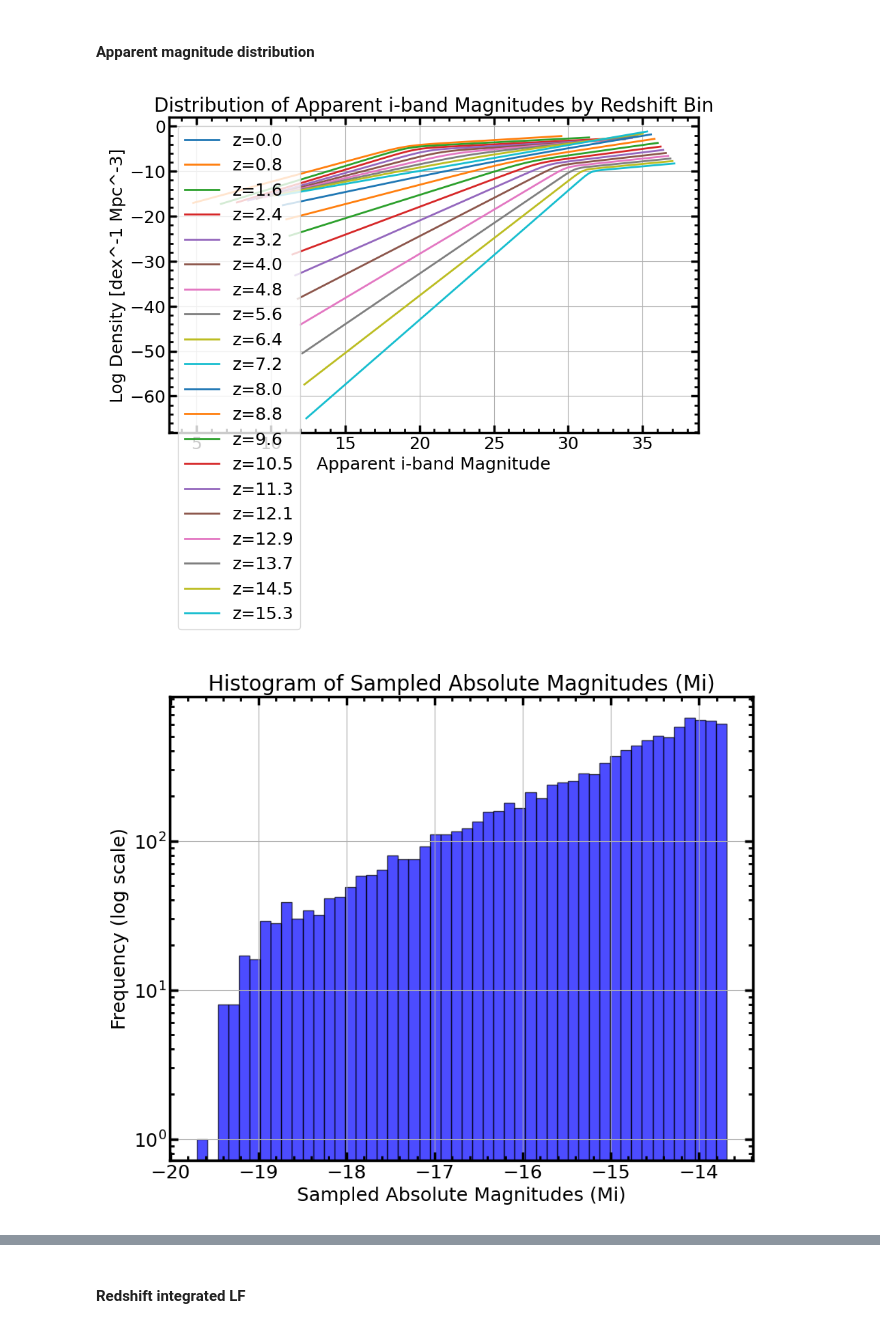
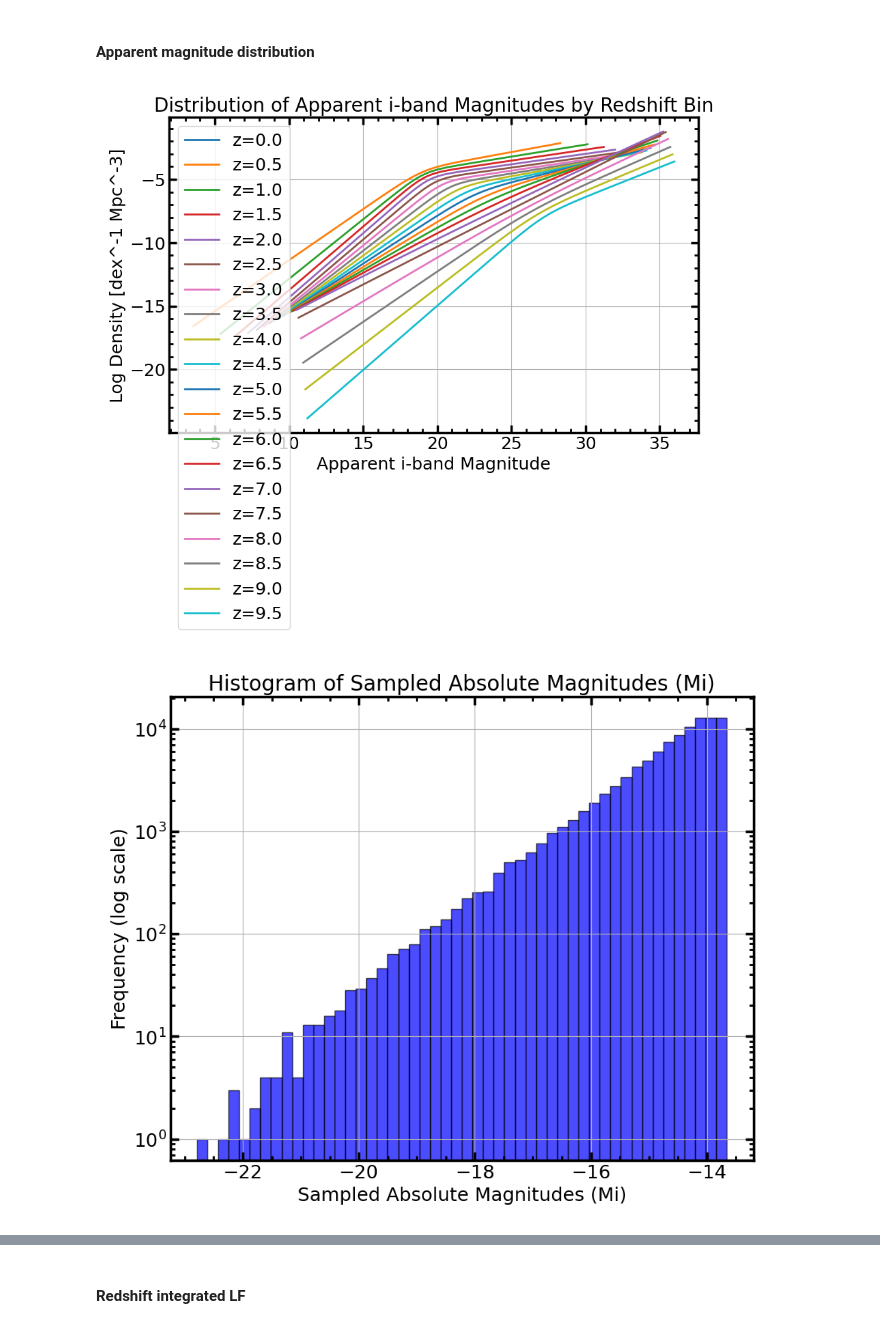
Before and after one commit to dutra/qvc, a Jupyter notebook: tutorials/completeness.ipynb, the cells around one changed output, grey strips where cells are left out. Cells and saved outputs as stored; diff of their text form; code cells hidden in the pictures.

```diff
--- a/tutorials/completeness.ipynb
+++ b/tutorials/completeness.ipynb
@@ -39,7 +39,7 @@ from utilities import return_bolometric_qlf
 # Assuming the function to get the quasar LF is named `get_quasar_lf` in the utilities.py file
 
 # Generate redshift values from 0 to 4
-redshifts = np.linspace(0, 16, 200)
+redshifts = np.linspace(0, 10, 200)
 
 # Compute QLF for each redshift
 qlf_values = [return_bolometric_qlf(redshift=z) for z in redshifts]
@@ -104,38 +87,41 @@ for i, z in enumerate(redshifts):
     inverse_cdf = interp1d(cdf, luminosities, bounds_error=False, fill_value="extrapolate")
 
     # Generate random samples from a uniform distribution
-    random_samples = np.random.uniform(0, 1, size=10000)
+    random_samples = np.random.uniform(0, 1, size=100000)
 
     # Map the random samples through the inverse CDF to get samples
     sampled_luminosities = inverse_cdf(random_samples)
 
     # Convert sampled luminosities to absolute magnitudes Mi
     sampled_Mi = 90 - 2.5 * sampled_luminosities
 
     # Compute apparent magnitudes for the luminosity function at this redshift
     apparent_magnitudes_bin = Mi + 5 * np.log10(cosmo.luminosity_distance(z).to(u.pc).value / 10)
     sampled_m = sampled_Mi + 5 * np.log10(cosmo.luminosity_distance(z).to(u.pc).value / 10)
     # Apply a simple K-correction (example: K(z) = -2.5 * log10(1+z))
     K_corr = -2.5 * (1 + alpha_nu) * np.log10(1 + z)
     sampled_m_obs = sampled_m + K_corr
+
+    mask = sampled_m_obs < 25
+    sampled_m_obs = sampled_m_obs[mask]
 
     apparent_magnitude_distributions.append((apparent_magnitudes_bin, densities[i]))
     sampled_apparent_magnitudes.append(sampled_m_obs)
 
 # Plot the distribution of apparent i-band magnitudes for each redshift bin
 plt.figure(figsize=(10, 6))
 for i, z in enumerate(redshifts[::10]):  # Plot every 10th redshift for clarity
     apparent_magnitudes_bin, density_bin = apparent_magnitude_distributions[i * 10]
     plt.plot(apparent_magnitudes_bin, density_bin, label=f'z={z:.1f}');
 
 plt.xlabel('Apparent i-band Magnitude')
 plt.ylabel('Log Density [dex^-1 Mpc^-3]')
 plt.title('Distribution of Apparent i-band Magnitudes by Redshift Bin')
 plt.legend()
 plt.grid()
 plt.show()
 # %% [output]
-[figure, old version]
+[figure, new version]
 # %%
 plt.hist(sampled_Mi, bins=50, log=True, alpha=0.7, color='blue', edgecolor='black')
 plt.xlabel('Sampled Absolute Magnitudes (Mi)')
@@ -144,7 +130,7 @@ plt.title('Histogram of Sampled Absolute Magnitudes (Mi)')
 plt.grid(True)
 plt.show()
 # %% [output]
-[figure, old version]
+[figure, new version]
 # %%
 # Flatten the list of sampled_apparent_magnitudes into a single array
 flattened_sampled_apparent_magnitudes = np.concatenate(sampled_apparent_magnitudes)
```
Also changed, not shown: parts of 3 cells of this notebook.
